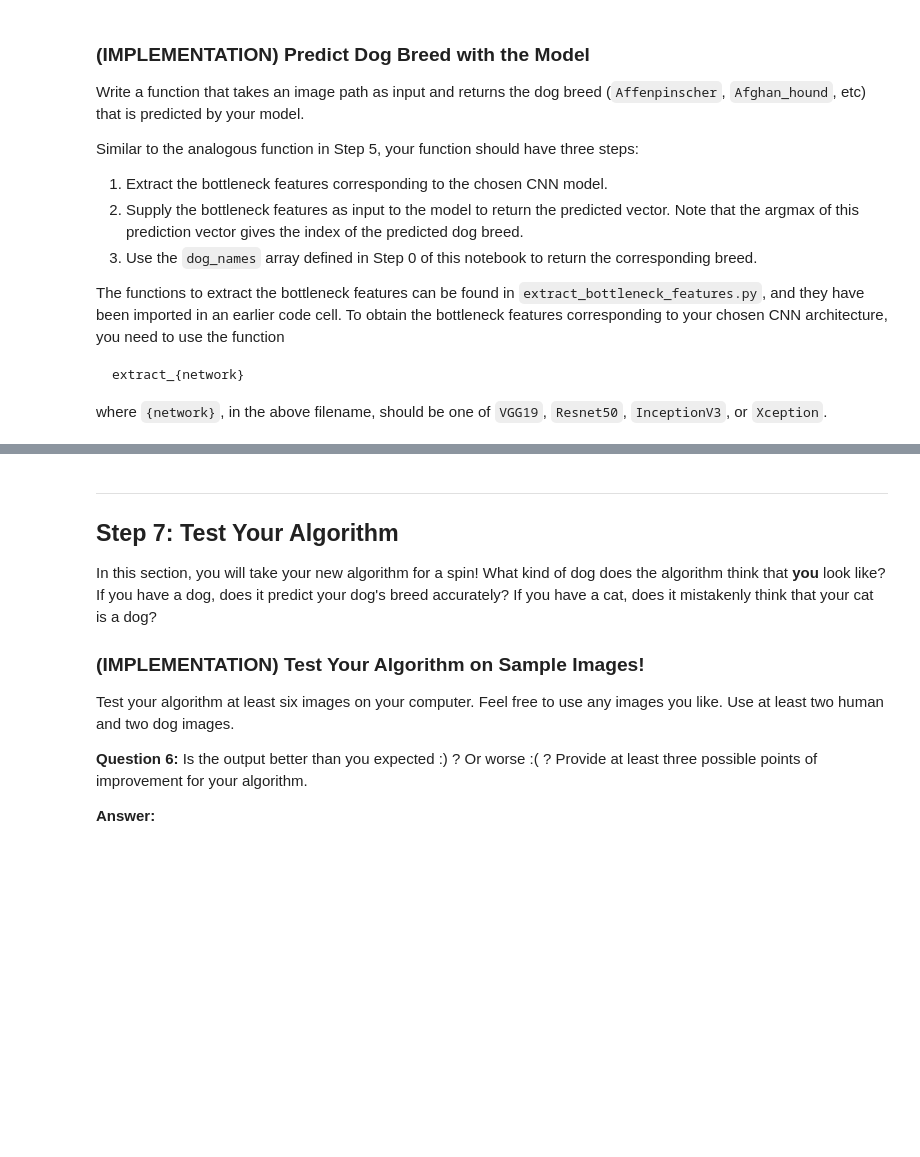
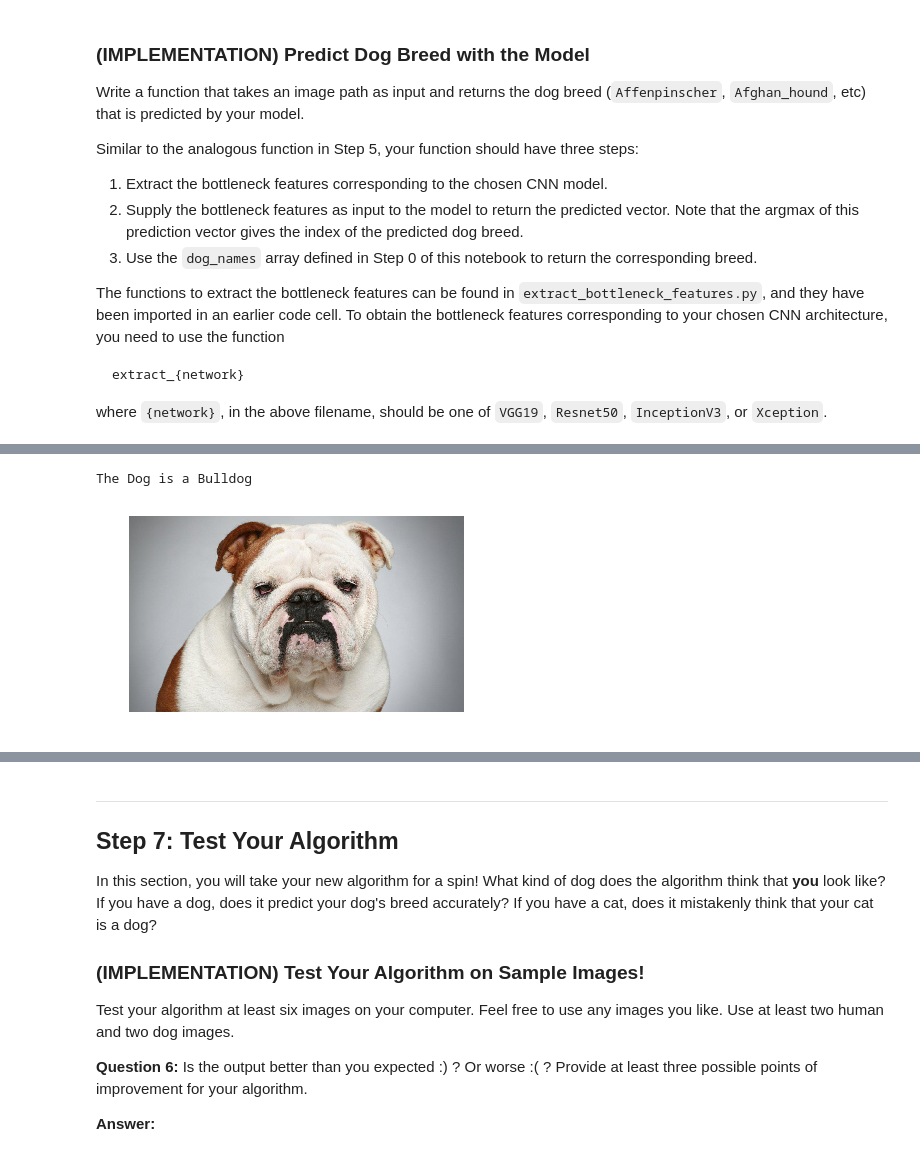
Before and after one commit to leojavier/dog-breed-udacity, a Jupyter notebook: dog_app.ipynb, the cells around one changed output, grey strips where cells are left out. Saved outputs shown, nothing was run; the diff lists cells and outputs as text; code cells hidden in the pictures; blank space fills up the shorter version.

```diff
--- a/dog_app.ipynb
+++ b/dog_app.ipynb
@@ -734,0 +747,5 @@ Some sample output for our algorithm is provided below, but feel free to design
+# %%
+predict_remote_img('https://topdogtips.com/wp-content/uploads/2016/06/Bulldog-Breed-Profile-2.jpg')
+# %% [output]
+The Dog is a Bulldog
+[figure, added]
```
Also changed, not shown: parts of 20 cells of this notebook, 3 other files.
